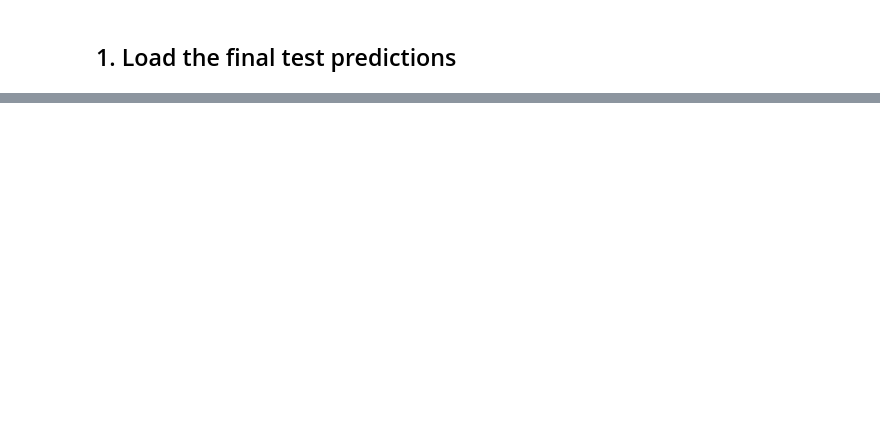
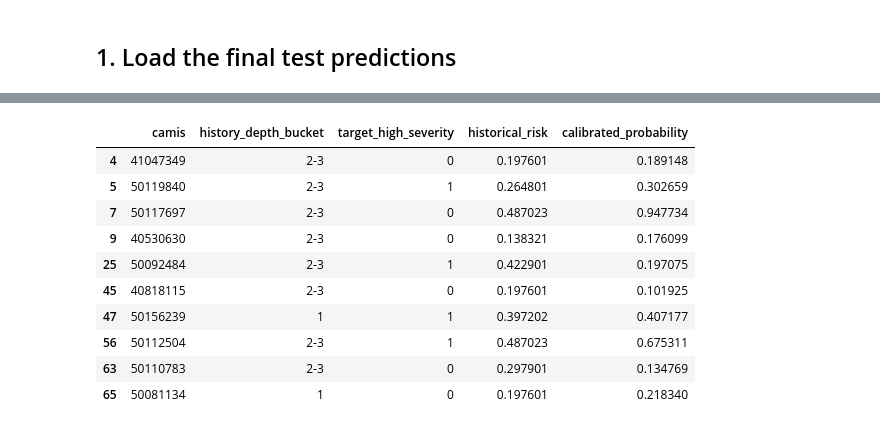
Before and after one commit to souro26/restaurant-inspection-prioritization, a Jupyter notebook: notebooks/04_error_analysis_and_policy_evaluation.ipynb, the cells around one changed output, grey strips where cells are left out. Drawn from its saved outputs; the diff is of its cells as text; code cells hidden in the pictures; blank space fills up the shorter version.

```diff
--- a/notebooks/04_error_analysis_and_policy_evaluation.ipynb
+++ b/notebooks/04_error_analysis_and_policy_evaluation.ipynb
@@ -72,0 +524,14 @@ ModuleNotFoundError: No module named 'restaurant_risk.modeling.dataset'
+# %%
+baseline_scores = (
+    test_with_baseline[
+        "smoothed_historical_high_severity_risk"
+    ].to_numpy()
+)
+
+assert len(baseline_scores) == len(test_df)
+assert np.isfinite(baseline_scores).all()
+assert ((baseline_scores >= 0) & (baseline_scores <= 1)).all()
+
+print("Historical-risk baseline sanity checks passed.")
+print()
+print(pd.Series(baseline_scores).describe())
@@ -72,0 +550,26 @@ ModuleNotFoundError: No module named 'restaurant_risk.modeling.dataset'
+# %%
+error_df["historical_risk"] = baseline_scores
+
+display(
+    error_df[
+        [
+            "camis",
+            "history_depth_bucket",
+            "target_high_severity",
+            "historical_risk",
+            "calibrated_probability",
+        ]
+    ].head(10)
+)
+# %% [output]
+|  | camis | history_depth_bucket | target_high_severity | historical_risk | calibrated_probability |
+| 4 | 41047349 | 2-3 | 0 | 0.197601 | 0.189148 |
+| 5 | 50119840 | 2-3 | 1 | 0.264801 | 0.302659 |
+| 7 | 50117697 | 2-3 | 0 | 0.487023 | 0.947734 |
+| 9 | 40530630 | 2-3 | 0 | 0.138321 | 0.176099 |
+| 25 | 50092484 | 2-3 | 1 | 0.422901 | 0.197075 |
+| 45 | 40818115 | 2-3 | 0 | 0.197601 | 0.101925 |
+| 47 | 50156239 | 1 | 1 | 0.397202 | 0.407177 |
+| 56 | 50112504 | 2-3 | 1 | 0.487023 | 0.675311 |
+| 63 | 50110783 | 2-3 | 0 | 0.297901 | 0.134769 |
+| 65 | 50081134 | 1 | 0 | 0.197601 | 0.218340 |
```
Also changed, not shown: parts of 26 cells of this notebook.
